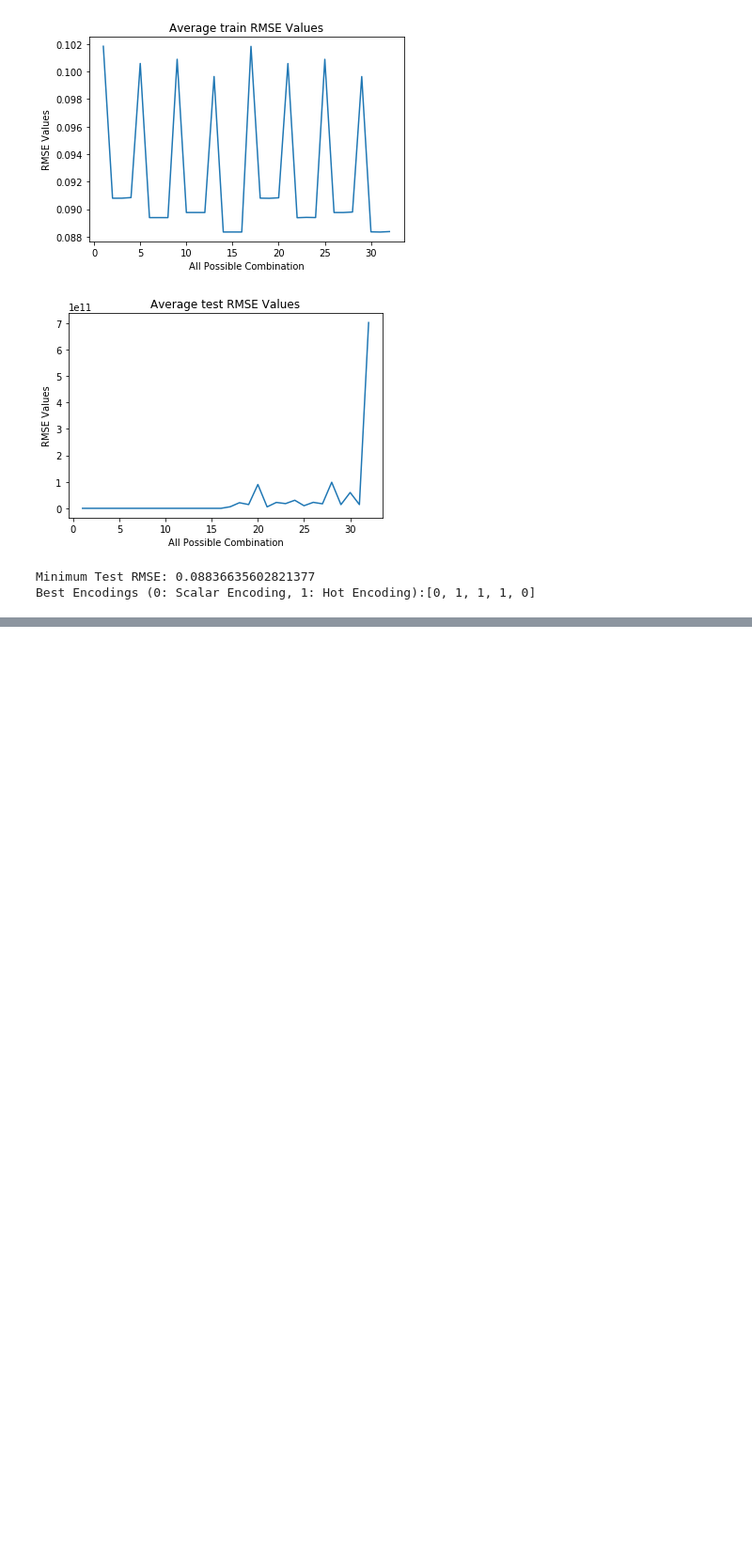
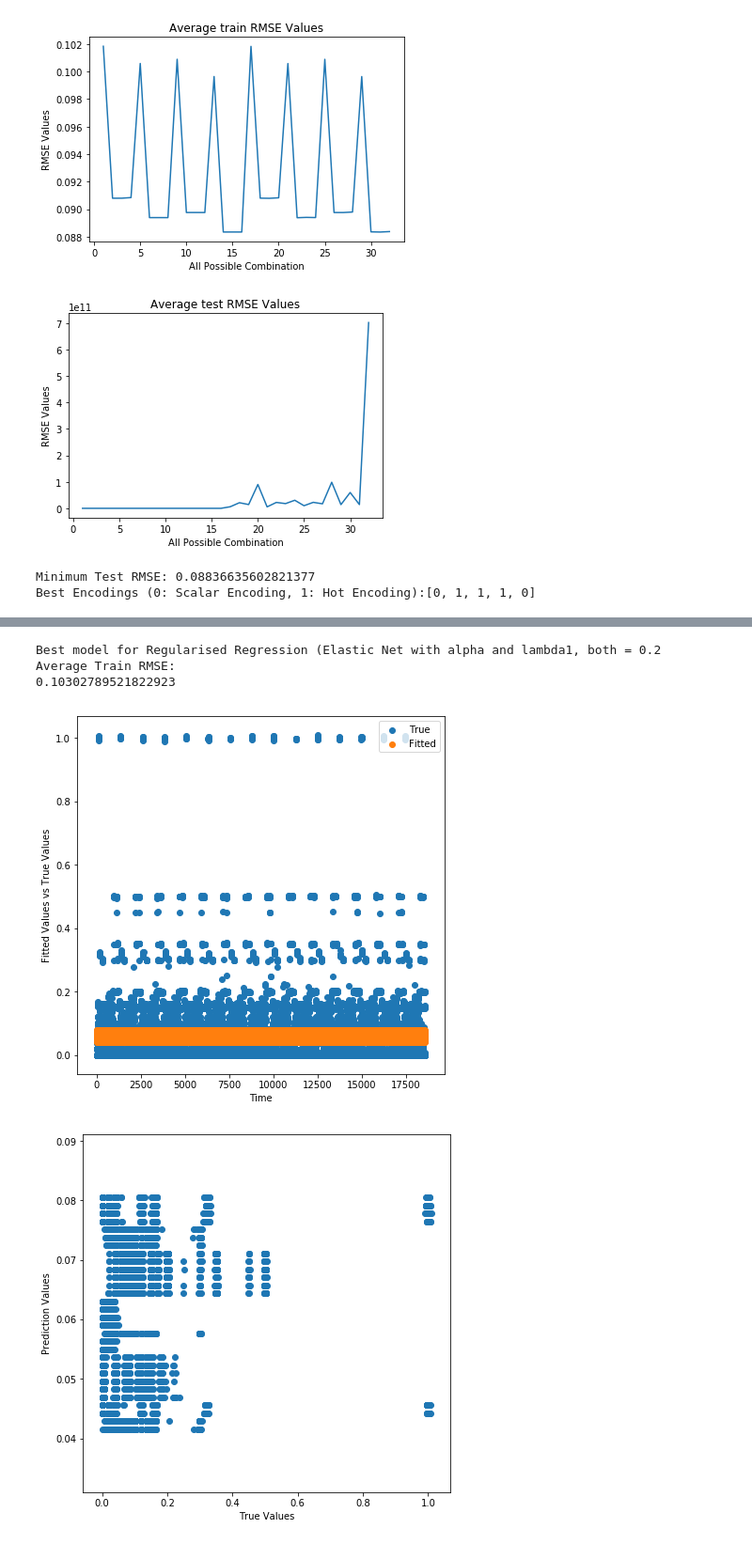
Before and after one commit to OmkarMehta/Regression-Analysis, a Jupyter notebook: Part_1.ipynb, the cells around one changed output, grey strips where cells are left out. Shown at 94% size. Saved outputs shown, nothing was run; the diff lists cells and outputs as text; code cells hidden in the pictures; blank space fills up the shorter version.

```diff
--- a/Part_1.ipynb
+++ b/Part_1.ipynb
@@ -546,0 +811,16 @@ Best Encodings (0: Scalar Encoding, 1: Hot Encoding):[0, 1, 1, 1, 0]
+# %%
+print("Best model for Regularised Regression (Elastic Net with alpha and lambda1, both = 0.2")
+
+temp = X_train
+lr = sklearn.linear_model.ElasticNet(alpha = 0.2,l1_ratio = 0.2)
+lr.fit(temp, Y_train)
+predictions = lr.predict(temp)
+print("Average Train RMSE:")
+print(math.sqrt(metrics.mean_squared_error(Y_train, lr.predict(temp))))
+plot_r(predictions,Y_train)
+# %% [output]
+Best model for Regularised Regression (Elastic Net with alpha and lambda1, both = 0.2
+Average Train RMSE:
+0.10302789521822923
+[figure, added]
+[figure, added]
```
Also changed, not shown: parts of 15 cells of this notebook.
